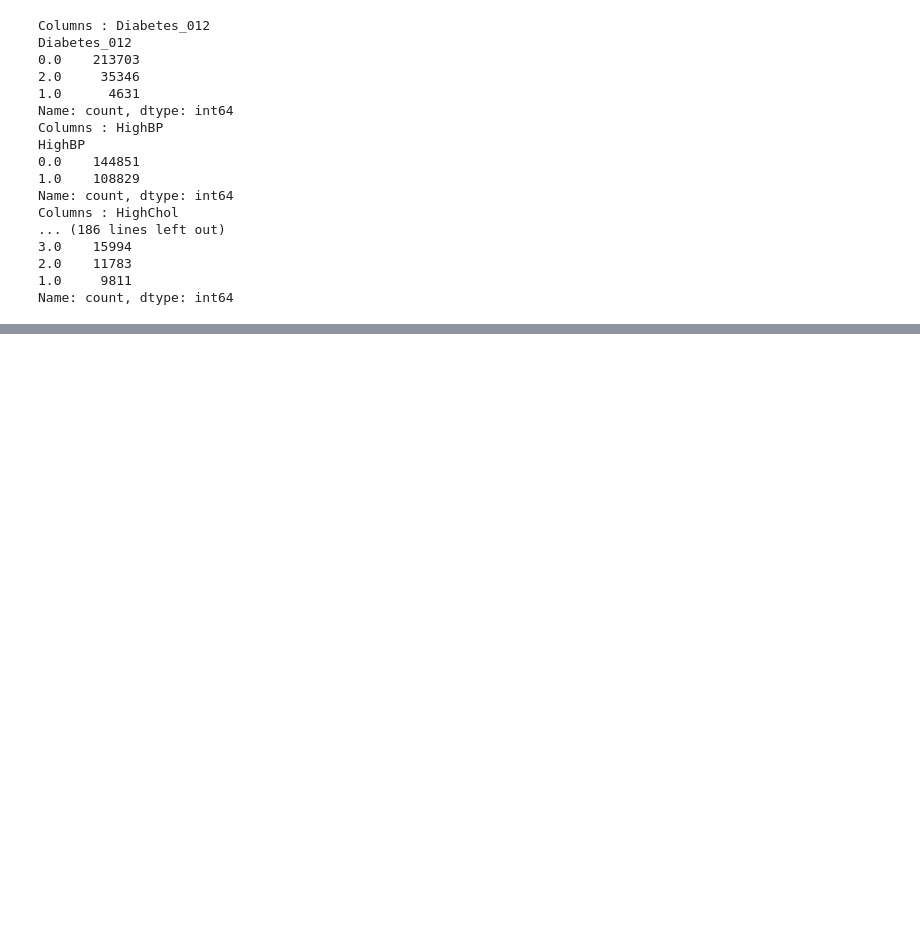
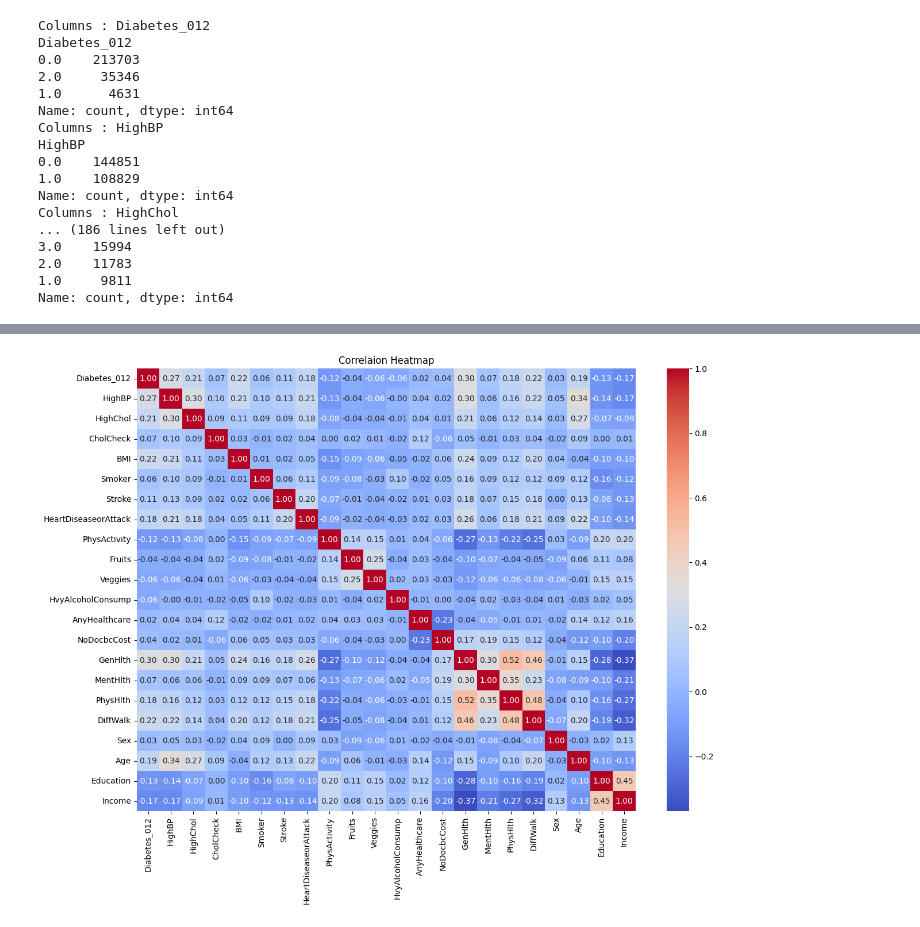
Before and after one commit to Govind-2004/CDC_Diabetes_Health_Indicators_Preprocessing_Dataset, a Jupyter notebook: CDC_Diabetes_Preprocessing_EDA.ipynb, the cells around one changed output, grey strips where cells are left out. Cells and saved outputs as stored; diff of their text form; code cells hidden in the pictures; blank space fills up the shorter version.

Commit message:
Added correlation and mutual information

```diff
--- a/CDC_Diabetes_Preprocessing_EDA.ipynb
+++ b/CDC_Diabetes_Preprocessing_EDA.ipynb
@@ -18,6 +20,6 @@ Drive already mounted at /content/drive; to attempt to forcibly remount, call dr
 # %%
 # Reading Dataset
-filepath = '/content/drive/MyDrive/Datasets/diabetes_012_health_indicators_BRFSS2015.csv'
+filepath = '/content/drive/MyDrive/dataset/diabetes.csv'
 df_cdc = pd.read_csv(filepath)
 df_cdc.head(10)
 # %% [output]
@@ -171,0 +176,3 @@ Name: count, dtype: int64
+# %%
+corr_matrix = df_cdc.corr()
+corr_matrix
@@ -171,0 +198,11 @@ Name: count, dtype: int64
+# %%
+#plotting correlation heatmap
+plt.figure(figsize = (14,10)) # width and height of the map
+sns.heatmap(corr_matrix,
+            annot = True,
+            cmap = "coolwarm",
+            fmt = ".2f") # display 2 decimal places
+plt.title("Correlaion Heatmap")
+plt.show()
+# %% [output]
+[figure, added]
```
Also changed, not shown: parts of 7 cells of this notebook.
